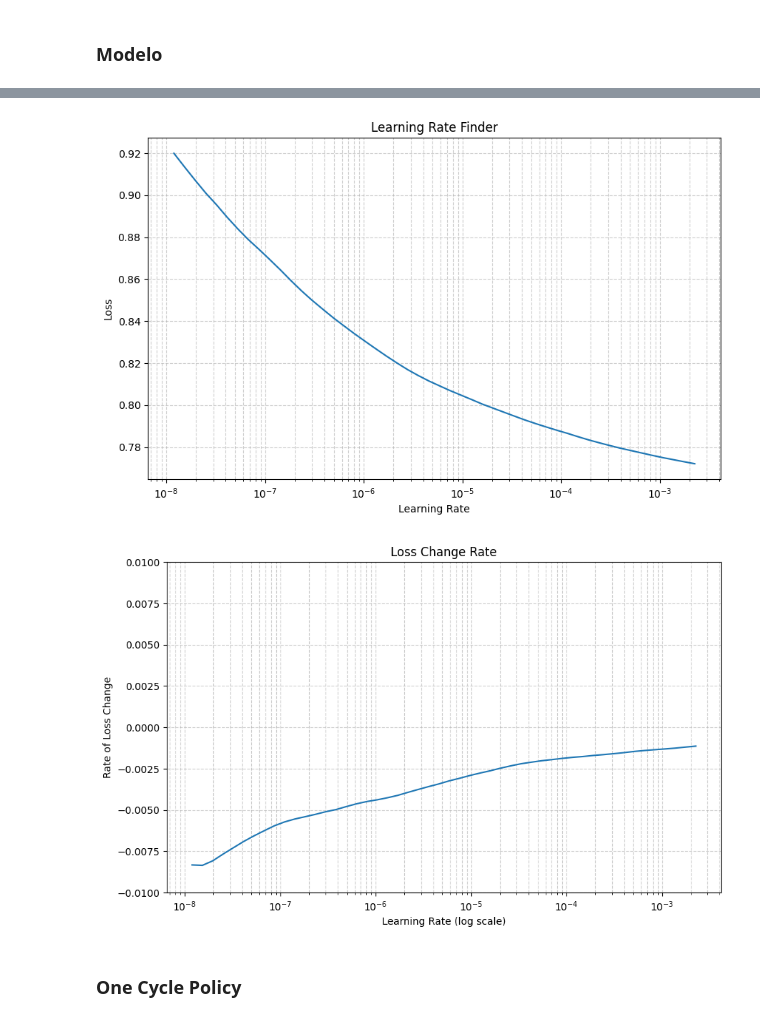
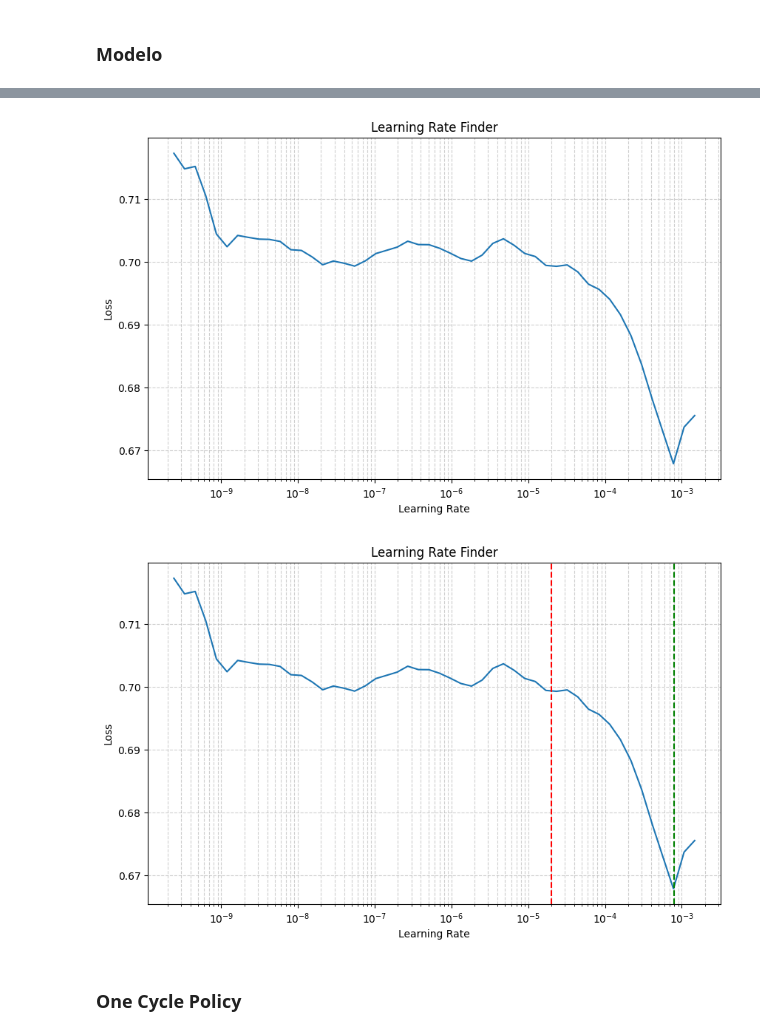
Before and after one commit to AndresH1234/Crime_Detection, a Jupyter notebook: notebooks/4_models.ipynb, the cells around one changed output, grey strips where cells are left out. Drawn from its saved outputs; the diff is of its cells as text; code cells hidden in the pictures.

```diff
--- a/notebooks/4_models.ipynb
+++ b/notebooks/4_models.ipynb
@@ -478,11 +426,10 @@ for x, y in test_dataset.take(1):
 # %%
 # Instanciar el LRFinder
-lr_finder = LRFinder(min_lr=1e-9, max_lr=1e-2, steps=65)
+lr_finder = LRFinder(min_lr=1e-11, max_lr=1e-2, steps=65, smoothing=0.5)
 # Ejecutar el LRFinder sobre un subconjunto del dataset (mejor si es un subconjunto pequeño)
 model_1.fit(
     train_dataset.take(200),  # puedes ajustar este valor según el tamaño de tus batches
     epochs=1,
-    batch_size=64,
     callbacks=[lr_finder]
 )
 # %% [output]
@@ -515,11 +461,20 @@ Advertencia: ../data/train/Shoplifting042_x264.mp4 tiene menos frames que los re
 <tensorflow.python.keras.callbacks.History at 0x...>
 # %%
 # Visualización
-lr_finder.plot_loss()
-lr_finder.plot_loss_change()
+fig, ax = lr_finder.plot_loss()
+plt.show()
 # %% [output]
-[figure, old version]
+[figure, new version]
-[figure, removed]
+# %%
+# Visualización
+min_lr = 2e-5
+max_lr = 8e-4
+fig, ax = lr_finder.plot_loss()
+ax.axvline(min_lr, color='r', linestyle='--', label='min_lr')
+ax.axvline(max_lr, color='g', linestyle='--', label='max_lr')
+plt.show()
+# %% [output]
+[figure, added]
 # %% [markdown]
 ### One Cycle Policy
 # %%
```
Also changed, not shown: parts of 15 cells of this notebook.
